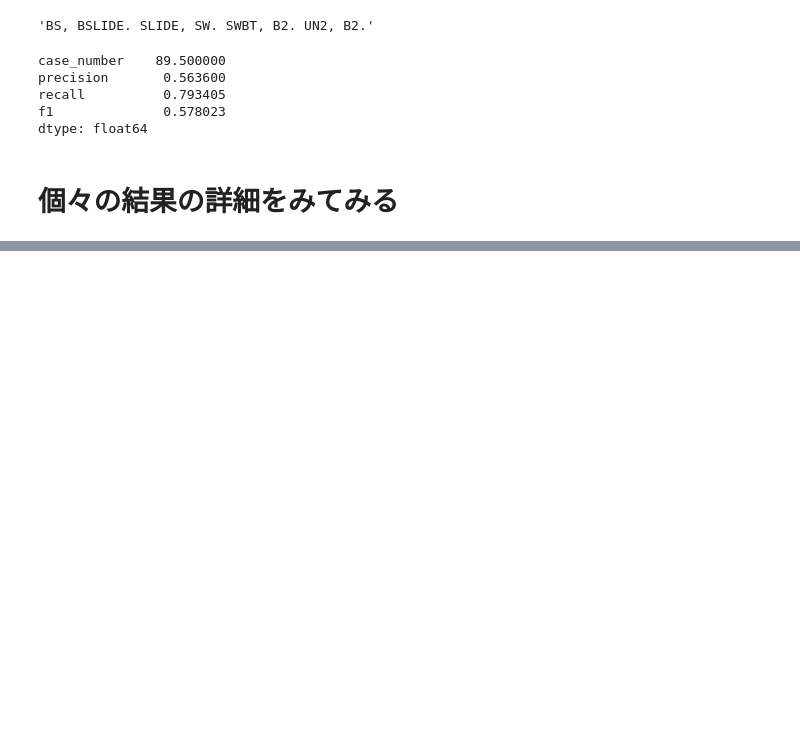
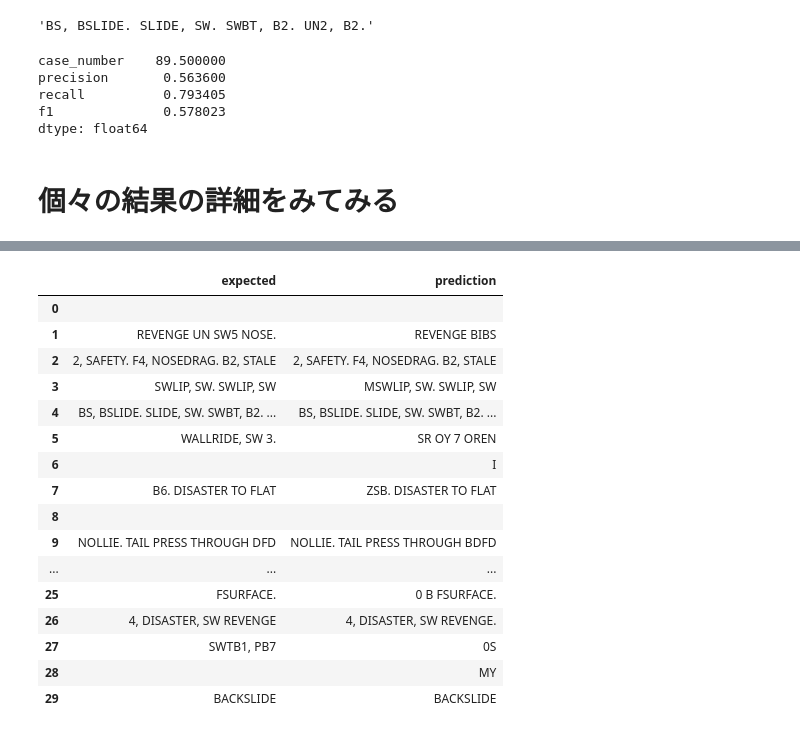
Before and after one commit to Sidebook/slvsh-index, a Jupyter notebook: notebook/getting_started.ipynb, the cells around one changed output, grey strips where cells are left out. Saved outputs shown, nothing was run; the diff lists cells and outputs as text; code cells hidden in the pictures; blank space fills up the shorter version.

```diff
--- a/notebook/getting_started.ipynb
+++ b/notebook/getting_started.ipynb
@@ -133,3 +137,23 @@ df
+# %%
+df[["expected", "prediction"]].head(30)
+# %% [output]
+|  | expected | prediction |
+| 0 |  |  |
+| 1 | REVENGE UN SW5 NOSE. | REVENGE BIBS |
+| 2 | 2, SAFETY. F4, NOSEDRAG. B2, STALE | 2, SAFETY. F4, NOSEDRAG. B2, STALE |
+| 3 | SWLIP, SW. SWLIP, SW | MSWLIP, SW. SWLIP, SW |
+| 4 | BS, BSLIDE. SLIDE, SW. SWBT, B2. ... | BS, BSLIDE. SLIDE, SW. SWBT, B2. ... |
+| 5 | WALLRIDE, SW 3. | SR OY 7 OREN |
+| 6 |  | I |
+| 7 | B6. DISASTER TO FLAT | ZSB. DISASTER TO FLAT |
+| 8 |  |  |
+| 9 | NOLLIE. TAIL PRESS THROUGH DFD | NOLLIE. TAIL PRESS THROUGH BDFD |
+| ... | ... | ... |
+| 25 | FSURFACE. | 0 B FSURFACE. |
+| 26 | 4, DISASTER, SW REVENGE | 4, DISASTER, SW REVENGE. |
+| 27 | SWTB1, PB7 | 0S |
+| 28 |  | MY |
+| 29 | BACKSLIDE | BACKSLIDE |
 # %%
 # Precisionが低いやつ
 df.sort_values(by='precision').head(20)
```
Also changed, not shown: parts of 4 cells of this notebook.
